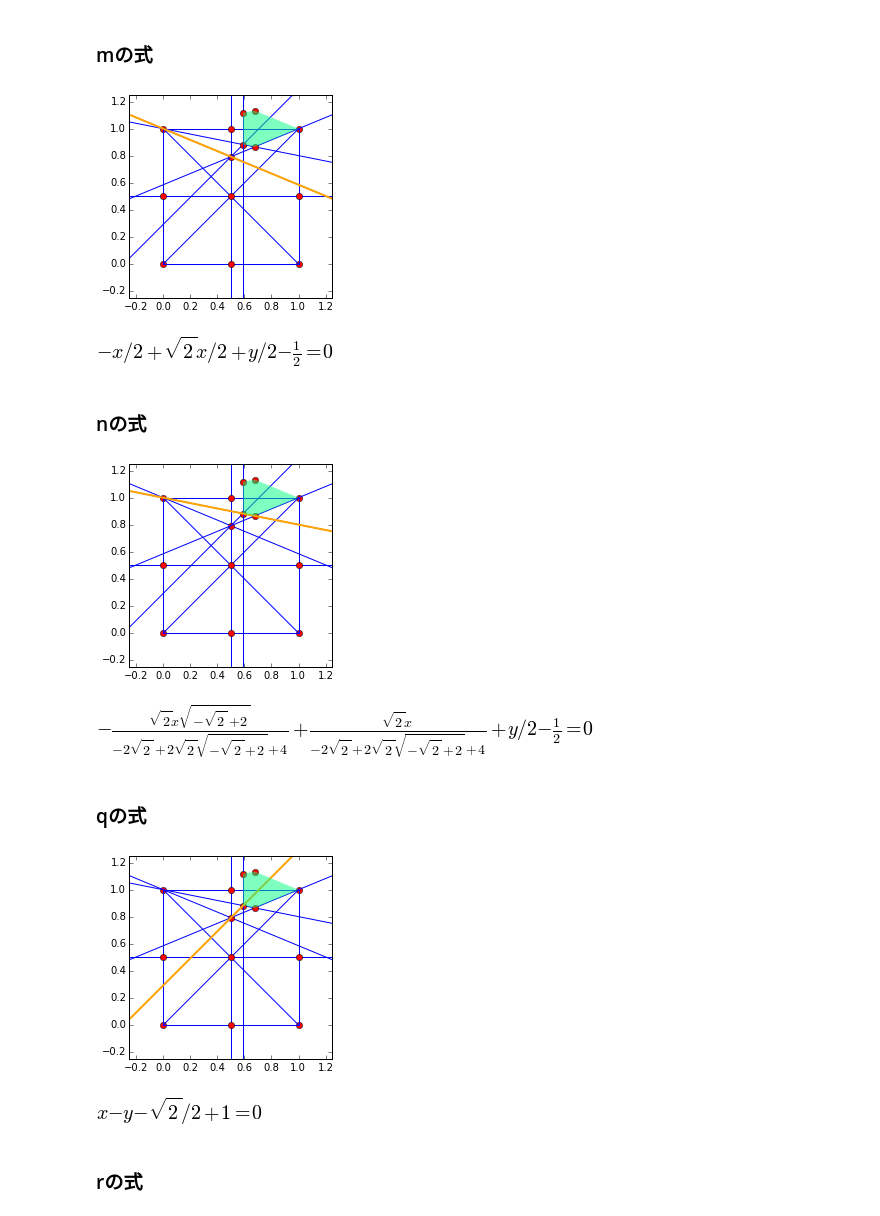
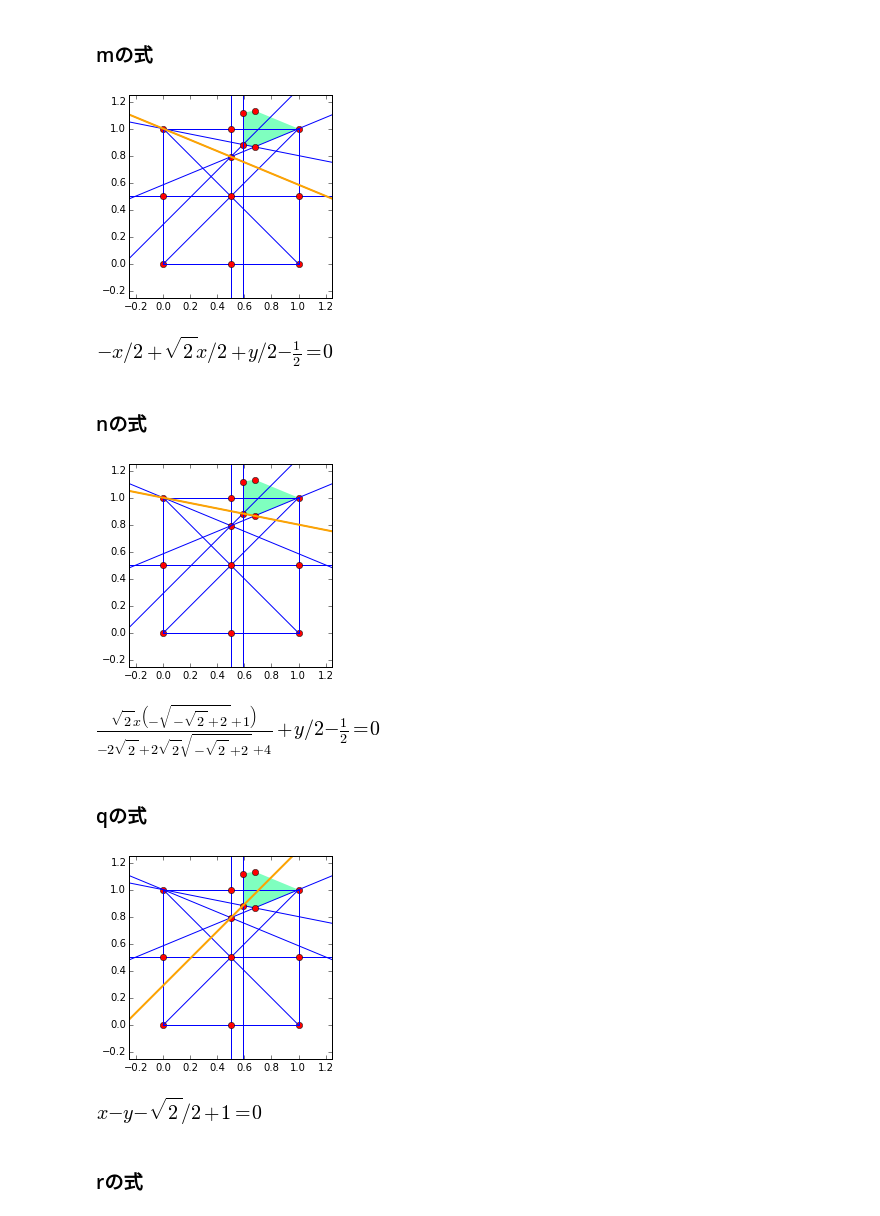
Before and after one commit to aidatorajiro/ipynb-docs, a Jupyter notebook: つるの翼の面積を求めよ/鶴の翼の面積を求めよ.ipynb, the cells around one changed output. Cells and saved outputs as stored; diff of their text form; code cells hidden in the pictures.

```diff
--- a/つるの翼の面積を求めよ/鶴の翼の面積を求めよ.ipynb
+++ b/つるの翼の面積を求めよ/鶴の翼の面積を求めよ.ipynb
@@ -34,7 +34,10 @@ def get_xlim_value(point1, point2):
         data_y = (xlim[0]*slope+intercept, ylim[1]*slope+intercept)
     return data_x, data_y
 
-currentobjs = []
+try:
+    currentobjs = currentobjs
+except NameError:
+    currentobjs = []
 
 def plot(obj, selected):
     if type(obj) == Point2D:
@@ -54,7 +57,7 @@ def plot(obj, selected):
             plt.plot(coor[0], coor[1], 'b-')
         else:
             plt.plot(coor[0], coor[1], '-', color="orange", linewidth=2)
-    if type(obj) == Polygon:
+    if type(obj) == Polygon or type(obj) == Triangle:
         verts = []
         codes = []
 
@@ -74,10 +77,10 @@ def plot(obj, selected):
             patch = patches.PathPatch(path, facecolor=(1,0.5,0,0.5), edgecolor="none", lw=2)
         plt.gca().add_patch(patch)
 
-def draw(*objs, add_currentobjs=True):
+def draw(*objs, add_currentobjs=True, sizex=16, sizey=8):
     rowcount = 2
     colcount = math.ceil(len(objs) / rowcount)
-    plt.figure(figsize=(16,8))
+    plt.figure(figsize=(sizex,sizey))
     for index, obj in enumerate(objs):
         plt.subplot(rowcount, colcount, index+1)
 
@@ -317,23 +320,23 @@ draw(L_, add_currentobjs=False)
 draw(m, add_currentobjs=False)
 expand(Eq(m.equation()))
 # %% [output]
-[figure, old version]
+[figure, new version]
 [figure]
 # %% [markdown]
 ### nの式
 # %%
 draw(n, add_currentobjs=False)
-expand(Eq(n.equation()))
+Eq(n.equation())
 # %% [output]
-[figure, old version]
+[figure, new version]
-[figure, old version]
+[figure, new version]
 # %% [markdown]
 ### qの式
 # %%
 draw(q, add_currentobjs=False)
 Eq(q.equation())
 # %% [output]
-[figure, old version]
+[figure, new version]
 [figure]
 # %% [markdown]
 ### rの式
```
Also changed, not shown: parts of 33 cells of this notebook.
